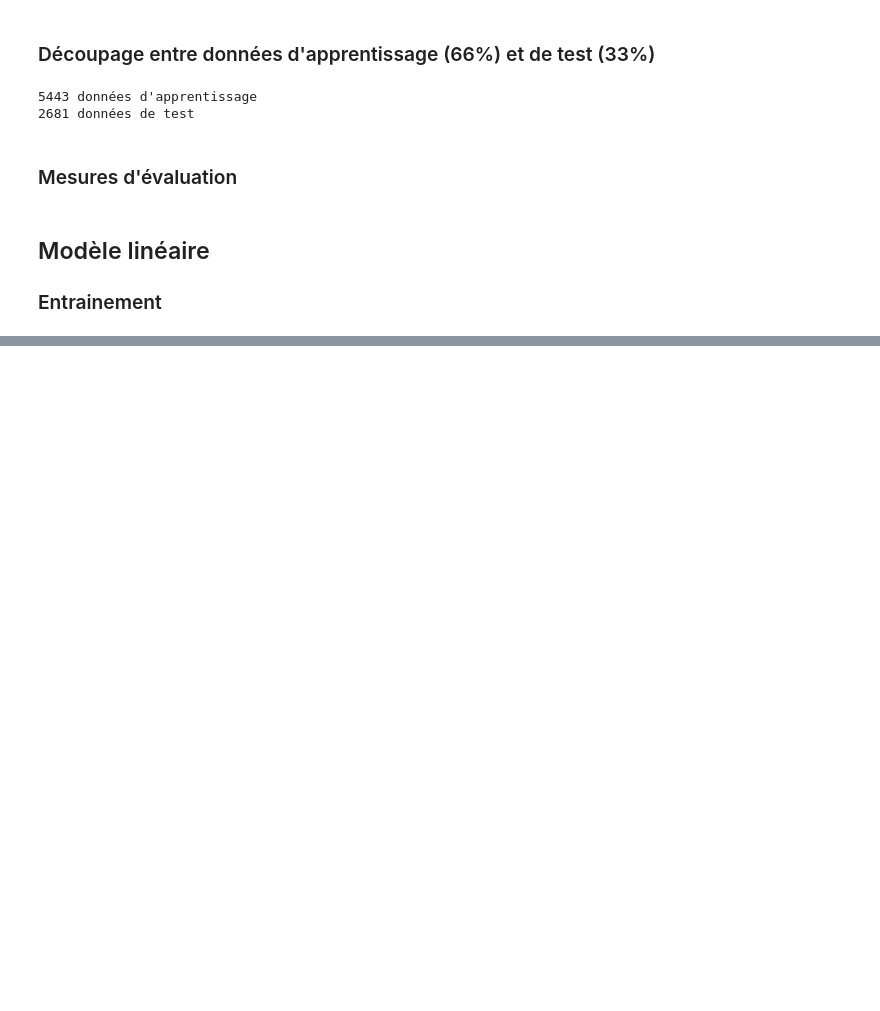
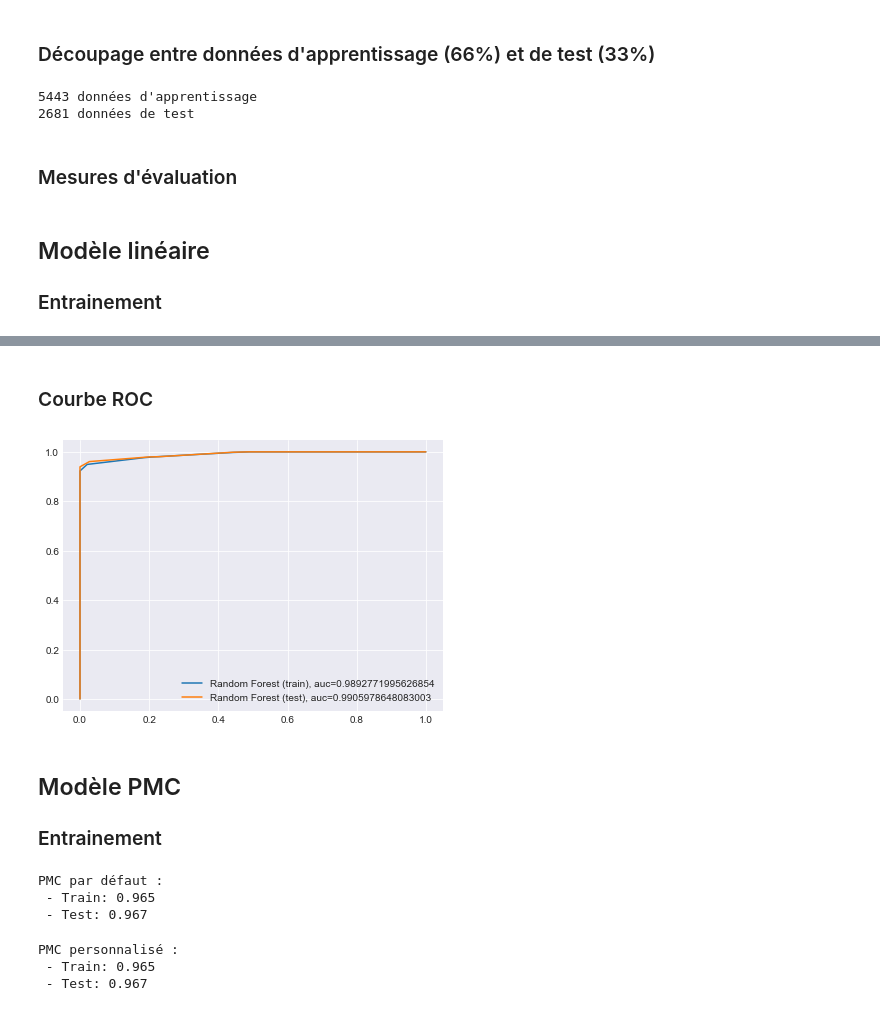
Before and after one commit to Erebz/DataScience, a Jupyter notebook: TP_Mushroom.ipynb, the cells around one changed output, grey strips where cells are left out. Drawn from its saved outputs; the diff is of its cells as text; code cells hidden in the pictures; blank space fills up the shorter version.

```diff
--- a/TP_Mushroom.ipynb
+++ b/TP_Mushroom.ipynb
@@ -258,0 +384,13 @@ Test
+# %%
+# Instanciation du modèle Random Forest
+RF = RandomForestClassifier(n_estimators=100)
+
+# Entrainement du modèle
+RF.fit(X_train, y_train);
+
+# Evaluation des performances
+RF_Score_train = "%.3f" % RF.score(X_train, y_train)
+RF_Score_test = "%.3f" % RF.score(X_test, y_test)
+
+print("Train:",RF_Score_train)
+print("Test:",RF_Score_test)
@@ -258,0 +417,62 @@ Test
+# %% [markdown]
+### Courbe ROC
+# %%
+plt.figure(figsize=(15,5))
+
+plt.subplot(1, 2, 1)
+# AUC-ROC des données train :
+y_pred_RF_train = RF.predict_proba(X_train)[::,1]
+fpr_RF_train, tpr_RF_train, _ = roc_curve(y_train, y_pred_RF_train)
+auc_RF_train = roc_auc_score(y_train, y_pred_RF_train)
+
+# AUC-ROC des données test :
+y_pred_RF_test = RF.predict_proba(X_test)[::,1]
+fpr_RF, tpr_RF, _ = roc_curve(y_test, y_pred_RF_test)
+auc_RF = roc_auc_score(y_test, y_pred_RF_test)
+
+# Affichage courbe ROC + AUC
+plt.plot(fpr_RF_train,tpr_RF_train,label="Random Forest (train), auc="+str(auc_RF_train))
+plt.plot(fpr_RF,tpr_RF,label="Random Forest (test), auc="+str(auc_RF))
+plt.legend(loc=4);
+# %% [output]
+[figure, added]
+# %% [markdown]
+## Modèle PMC
+### Entrainement
+# %%
+# PMC par défaut
+defaultPMC = MLPClassifier(max_iter=1500)
+
+# Entrainement
+defaultPMC.fit(X_train, y_train)
+
+# Evaluation des performances
+defaultPMC_score_train = "%.3f" % defaultPMC.score(X_train, y_train)
+defaultPMC_score_test = "%.3f" % defaultPMC.score(X_test, y_test)
+
+print("PMC par défaut :")
+print(" - Train:",defaultPMC_score_train)
+print(" - Test:",defaultPMC_score_test)
+# %% [output]
+PMC par défaut :
+ - Train: 0.965
+ - Test: 0.967
+# %%
+# PMC personnalisé
+modelPMC = MLPClassifier(activation='relu', max_iter=1500, learning_rate_init=1e-5, alpha=1e-2,
+                         epsilon = 1e-10, hidden_layer_sizes=(128, 64), solver='adam')
+
+# Entrainement
+modelPMC.fit(X_train, y_train)
+
+# Evaluation des performances
+modelPMC_score_train = "%.3f" % modelPMC.score(X_train, y_train)
+modelPMC_score_test = "%.3f" % modelPMC.score(X_test, y_test)
+
+print("PMC personnalisé :")
+print(" - Train:",modelPMC_score_train)
+print(" - Test:",modelPMC_score_test)
+# %% [output]
+PMC personnalisé :
+ - Train: 0.965
+ - Test: 0.967
```
Also changed, not shown: parts of 32 cells of this notebook, 1 other file.
